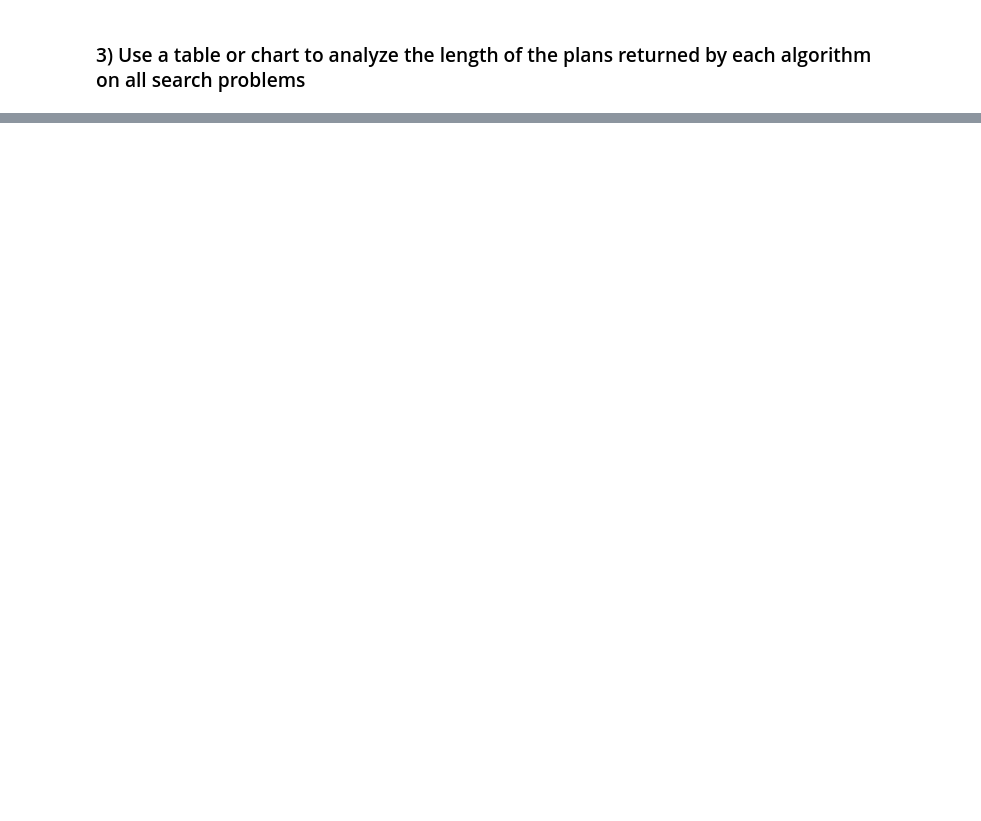
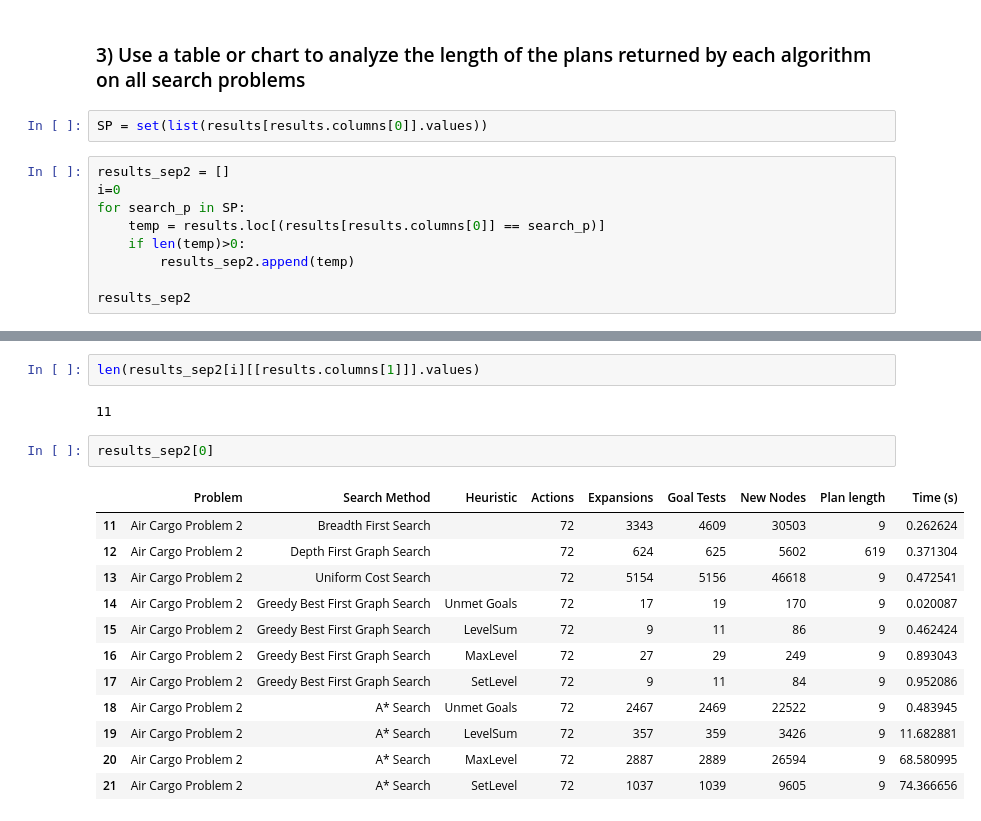
Before and after one commit to conanjm/aind, a Jupyter notebook: proj2/analise.ipynb, the cells around one changed output, grey strips where cells are left out. Drawn from its saved outputs; the diff is of its cells as text; blank space fills up the shorter version.

```diff
--- a/proj2/analise.ipynb
+++ b/proj2/analise.ipynb
@@ -126,2 +171,13 @@ for i in range(0,len(results_sep)):
 # %% [markdown]
 ### 3) Use a table or chart to analyze the length of the plans returned by each algorithm on all search problems
+# %%
+SP = set(list(results[results.columns[0]].values))
+# %%
+results_sep2 = []
+i=0
+for search_p in SP:
+    temp = results.loc[(results[results.columns[0]] == search_p)]
+    if len(temp)>0:
+        results_sep2.append(temp)
+
+results_sep2
@@ -127,0 +246,19 @@ for i in range(0,len(results_sep)):
+# %%
+len(results_sep2[i][[results.columns[1]]].values)
+# %% [output]
+11
+# %%
+results_sep2[0]
+# %% [output]
+|  | Problem | Search Method | Heuristic | Actions | Expansions | Goal Tests | New Nodes | Plan length | Time (s) |
+| 11 | Air Cargo Problem 2 | Breadth First Search |  | 72 | 3343 | 4609 | 30503 | 9 | 0.262624 |
+| 12 | Air Cargo Problem 2 | Depth First Graph Search |  | 72 | 624 | 625 | 5602 | 619 | 0.371304 |
+| 13 | Air Cargo Problem 2 | Uniform Cost Search |  | 72 | 5154 | 5156 | 46618 | 9 | 0.472541 |
+| 14 | Air Cargo Problem 2 | Greedy Best First Graph Search | Unmet Goals | 72 | 17 | 19 | 170 | 9 | 0.020087 |
+| 15 | Air Cargo Problem 2 | Greedy Best First Graph Search | LevelSum | 72 | 9 | 11 | 86 | 9 | 0.462424 |
+| 16 | Air Cargo Problem 2 | Greedy Best First Graph Search | MaxLevel | 72 | 27 | 29 | 249 | 9 | 0.893043 |
+| 17 | Air Cargo Problem 2 | Greedy Best First Graph Search | SetLevel | 72 | 9 | 11 | 84 | 9 | 0.952086 |
+| 18 | Air Cargo Problem 2 | A* Search | Unmet Goals | 72 | 2467 | 2469 | 22522 | 9 | 0.483945 |
+| 19 | Air Cargo Problem 2 | A* Search | LevelSum | 72 | 357 | 359 | 3426 | 9 | 11.682881 |
+| 20 | Air Cargo Problem 2 | A* Search | MaxLevel | 72 | 2887 | 2889 | 26594 | 9 | 68.580995 |
+| 21 | Air Cargo Problem 2 | A* Search | SetLevel | 72 | 1037 | 1039 | 9605 | 9 | 74.366656 |
```
Also changed, not shown: parts of 7 cells of this notebook, 22 other files.
